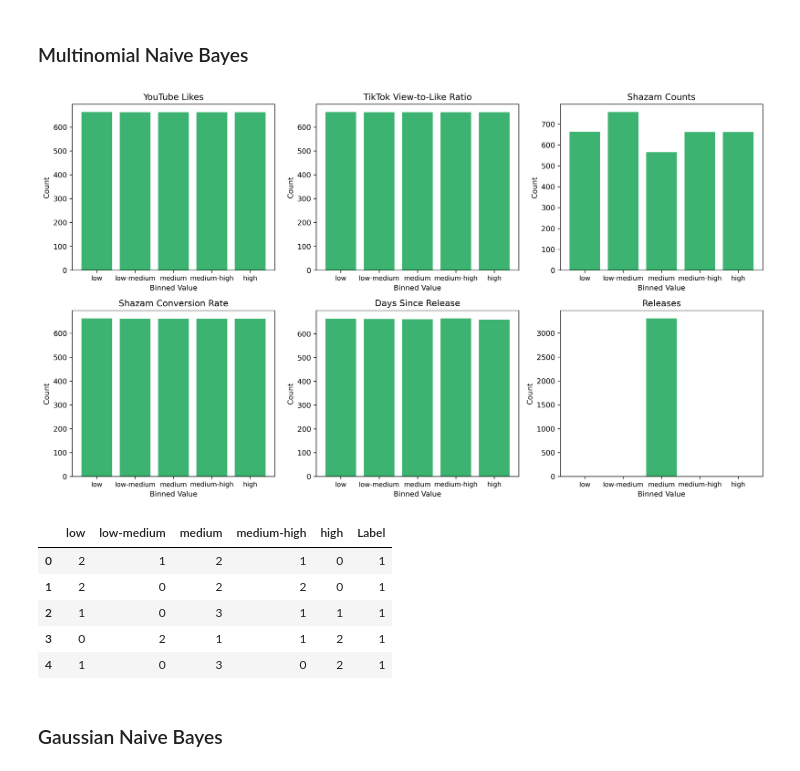
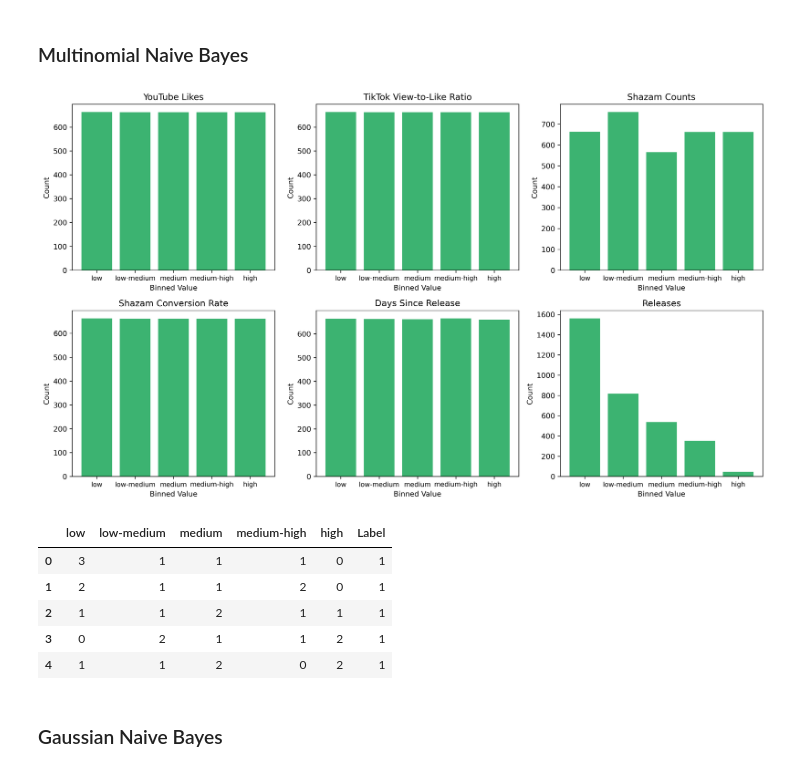
Before and after one commit to michael-van-vuuren/csci5612-workspace, a Jupyter notebook: models/supervised/naive-bayes.ipynb, the cells around one changed output. Saved outputs shown, nothing was run; the diff lists cells and outputs as text; code cells hidden in the pictures.

```diff
--- a/models/supervised/naive-bayes.ipynb
+++ b/models/supervised/naive-bayes.ipynb
@@ -174,24 +56,28 @@ my_corr_plotter(df_nb)
 # %% [markdown]
 ### Multinomial Naive Bayes
 # %%
+import numpy as np
+
 # 1. Define Multinomial Naive Bayes dataset
 df_mnb = df_nb.copy()
+
+df_mnb['Releases'] = np.log1p(df_mnb['Releases'])
 
 df_mnb_binned = my_count_binner(df_mnb.drop('Label', axis=1))
 df_mnb_binned['Label'] = df_mnb['Label']
 
 my_bin_plotter(df_mnb_binned.drop('Label', axis=1))
 
 df_mnb_collapsed = my_count_vectorizer(df_mnb_binned)
 df_mnb_collapsed.head()
 # %% [output]
-[figure, old version]
+[figure, new version]
 |  | low | low-medium | medium | medium-high | high | Label |
-| 0 | 2 | 1 | 2 | 1 | 0 | 1 |
-| 1 | 2 | 0 | 2 | 2 | 0 | 1 |
-| 2 | 1 | 0 | 3 | 1 | 1 | 1 |
+| 0 | 3 | 1 | 1 | 1 | 0 | 1 |
+| 1 | 2 | 1 | 1 | 2 | 0 | 1 |
+| 2 | 1 | 1 | 2 | 1 | 1 | 1 |
 | 3 | 0 | 2 | 1 | 1 | 2 | 1 |
-| 4 | 1 | 0 | 3 | 0 | 2 | 1 |
+| 4 | 1 | 1 | 2 | 0 | 2 | 1 |
 # %% [markdown]
 ### Gaussian Naive Bayes
 # %%
```
Also changed, not shown: parts of 11 cells of this notebook.
